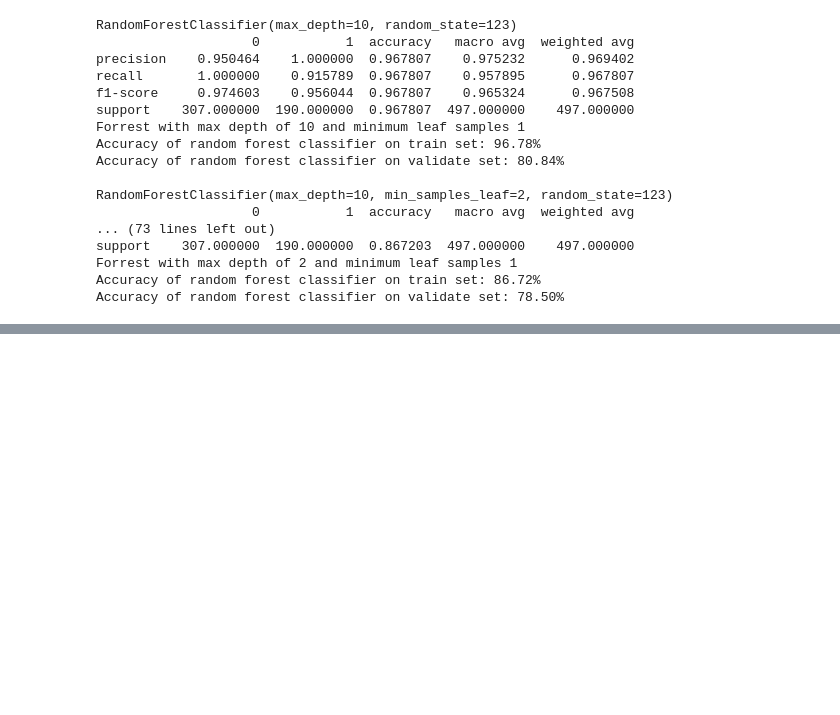
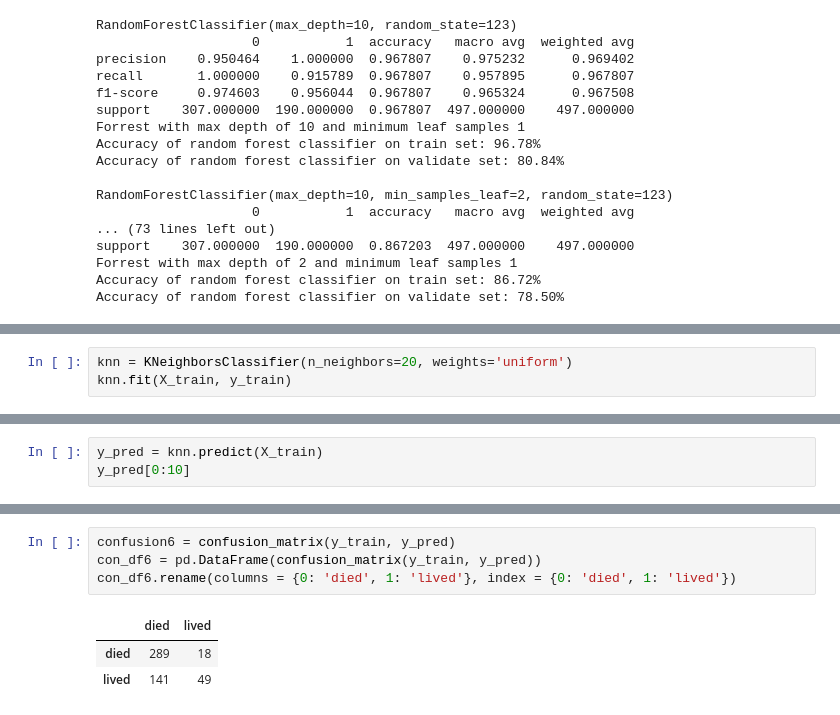
Before and after one commit to Marley-C-Robinson-99/classification-exercises, a Jupyter notebook: Model.ipynb, the cells around one changed output, grey strips where cells are left out. Saved outputs shown, nothing was run; the diff lists cells and outputs as text; blank space fills up the shorter version.

```diff
--- a/Model.ipynb
+++ b/Model.ipynb
@@ -495,0 +629,3 @@ Accuracy of random forest classifier on validate set: 78.50%
+# %%
+knn = KNeighborsClassifier(n_neighbors=20, weights='uniform')
+knn.fit(X_train, y_train)
@@ -495,0 +634,3 @@ Accuracy of random forest classifier on validate set: 78.50%
+# %%
+y_pred = knn.predict(X_train)
+y_pred[0:10]
@@ -495,0 +659,8 @@ Accuracy of random forest classifier on validate set: 78.50%
+# %%
+confusion6 = confusion_matrix(y_train, y_pred)
+con_df6 = pd.DataFrame(confusion_matrix(y_train, y_pred))
+con_df6.rename(columns = {0: 'died', 1: 'lived'}, index = {0: 'died', 1: 'lived'})
+# %% [output]
+|  | died | lived |
+| died | 289 | 18 |
+| lived | 141 | 49 |
```
Also changed, not shown: parts of 53 cells of this notebook, 1 other file.
